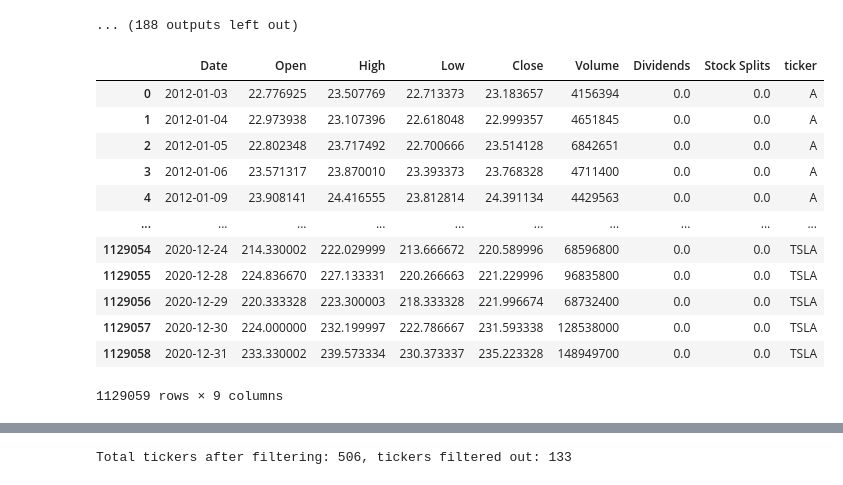
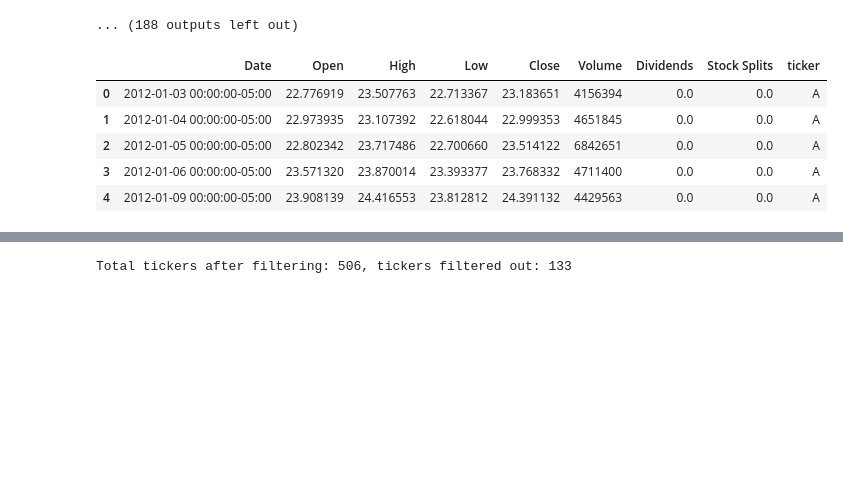
Before and after one commit to gotoshleep/DSE4212-Portfolio-Optimiser, a Jupyter notebook: Data prep and EDA/data_cleaning2.ipynb, the cells around one changed output, grey strips where cells are left out. Cells and saved outputs as stored; diff of their text form; code cells hidden in the pictures; blank space fills up the shorter version.

```diff
--- a/Data prep and EDA/data_cleaning2.ipynb
+++ b/Data prep and EDA/data_cleaning2.ipynb
@@ -35,6 +34,4 @@ spy_stocklist
 3482 rows × 2 columns
 # %%
 # Filter date range for 2012-01-01 to 2021-01-07, we include the year 2012 to introduce a buffer for moving averages calculation
-spy_stocklist_filtered = spy_stocklist[(spy_stocklist['date'] >= '2013-01-01') & (spy_stocklist['date'] <= '2021-01-08')]
-
-spy_stocklist_filtered
+spy_stocklist_filtered = spy_stocklist[(spy_stocklist['date'] >= '2013-01-01') & (spy_stocklist['date'] <= '2020-12-31')]
@@ -164,0 +68,14 @@ survivors_df
+# %%
+## defining a function to replace the tickers
+
+def update_tickers_in_df_from_dict(df, column, ticker_map):
+
+    df_updated = df.copy()
+
+    # Replace using pandas built-in mapping
+    df_updated[column] = df_updated[column].replace(ticker_map)
+
+    return df_updated
+# %%
+spy_stocklist_final = update_tickers_in_df_from_dict(spy_stocklist_filtered_expanded, "ticker", updated_ticker_mapping)
+spy_stocklist_final[spy_stocklist_final['ticker'].isin(updated_ticker_mapping.values())]
@@ -284,27 +210,20 @@ $AVP: possibly delisted; no timezone found
 # %%
 # combine all individual DataFrames into one big DataFrame
 yfinance_df = pd.concat(yfinance_data, ignore_index=True)
+
+# optional: ensure 'Date' is a proper datetime column
 yfinance_df["Date"] = pd.to_datetime(yfinance_df["Date"])
 
 # preview result
 yfinance_df.drop(columns=['Capital Gains'], inplace=True)
-yfinance_df['Date'] = yfinance_df['Date'].dt.tz_localize(None)
-
-yfinance_df
+yfinance_df.head()
 # %% [output]
 |  | Date | Open | High | Low | Close | Volume | Dividends | Stock Splits | ticker |
-| 0 | 2012-01-03 | 22.776925 | 23.507769 | 22.713373 | 23.183657 | 4156394 | 0.0 | 0.0 | A |
-| 1 | 2012-01-04 | 22.973938 | 23.107396 | 22.618048 | 22.999357 | 4651845 | 0.0 | 0.0 | A |
-| 2 | 2012-01-05 | 22.802348 | 23.717492 | 22.700666 | 23.514128 | 6842651 | 0.0 | 0.0 | A |
-| 3 | 2012-01-06 | 23.571317 | 23.870010 | 23.393373 | 23.768328 | 4711400 | 0.0 | 0.0 | A |
-| 4 | 2012-01-09 | 23.908141 | 24.416555 | 23.812814 | 24.391134 | 4429563 | 0.0 | 0.0 | A |
-| ... | ... | ... | ... | ... | ... | ... | ... | ... | ... |
-| 1129054 | 2020-12-24 | 214.330002 | 222.029999 | 213.666672 | 220.589996 | 68596800 | 0.0 | 0.0 | TSLA |
-| 1129055 | 2020-12-28 | 224.836670 | 227.133331 | 220.266663 | 221.229996 | 96835800 | 0.0 | 0.0 | TSLA |
-| 1129056 | 2020-12-29 | 220.333328 | 223.300003 | 218.333328 | 221.996674 | 68732400 | 0.0 | 0.0 | TSLA |
-| 1129057 | 2020-12-30 | 224.000000 | 232.199997 | 222.786667 | 231.593338 | 128538000 | 0.0 | 0.0 | TSLA |
-| 1129058 | 2020-12-31 | 233.330002 | 239.573334 | 230.373337 | 235.223328 | 148949700 | 0.0 | 0.0 | TSLA |
+| 0 | 2012-01-03 00:00:00-05:00 | 22.776919 | 23.507763 | 22.713367 | 23.183651 | 4156394 | 0.0 | 0.0 | A |
+| 1 | 2012-01-04 00:00:00-05:00 | 22.973935 | 23.107392 | 22.618044 | 22.999353 | 4651845 | 0.0 | 0.0 | A |
+| 2 | 2012-01-05 00:00:00-05:00 | 22.802342 | 23.717486 | 22.700660 | 23.514122 | 6842651 | 0.0 | 0.0 | A |
+| 3 | 2012-01-06 00:00:00-05:00 | 23.571320 | 23.870014 | 23.393377 | 23.768332 | 4711400 | 0.0 | 0.0 | A |
+| 4 | 2012-01-09 00:00:00-05:00 | 23.908139 | 24.416553 | 23.812812 | 24.391132 | 4429563 | 0.0 | 0.0 | A |
-1129059 rows × 9 columns
 # %%
 # checking for stock split price adjustment, for example apple, check the dates around 2020-08-31 when apple had a 4-for-1 stock split
 yfinance_df[yfinance_df['Date'].between('2020-08-24', '2020-09-07') & (yfinance_df['ticker'] == 'AAPL')]
```
Also changed, not shown: parts of 24 cells of this notebook.
